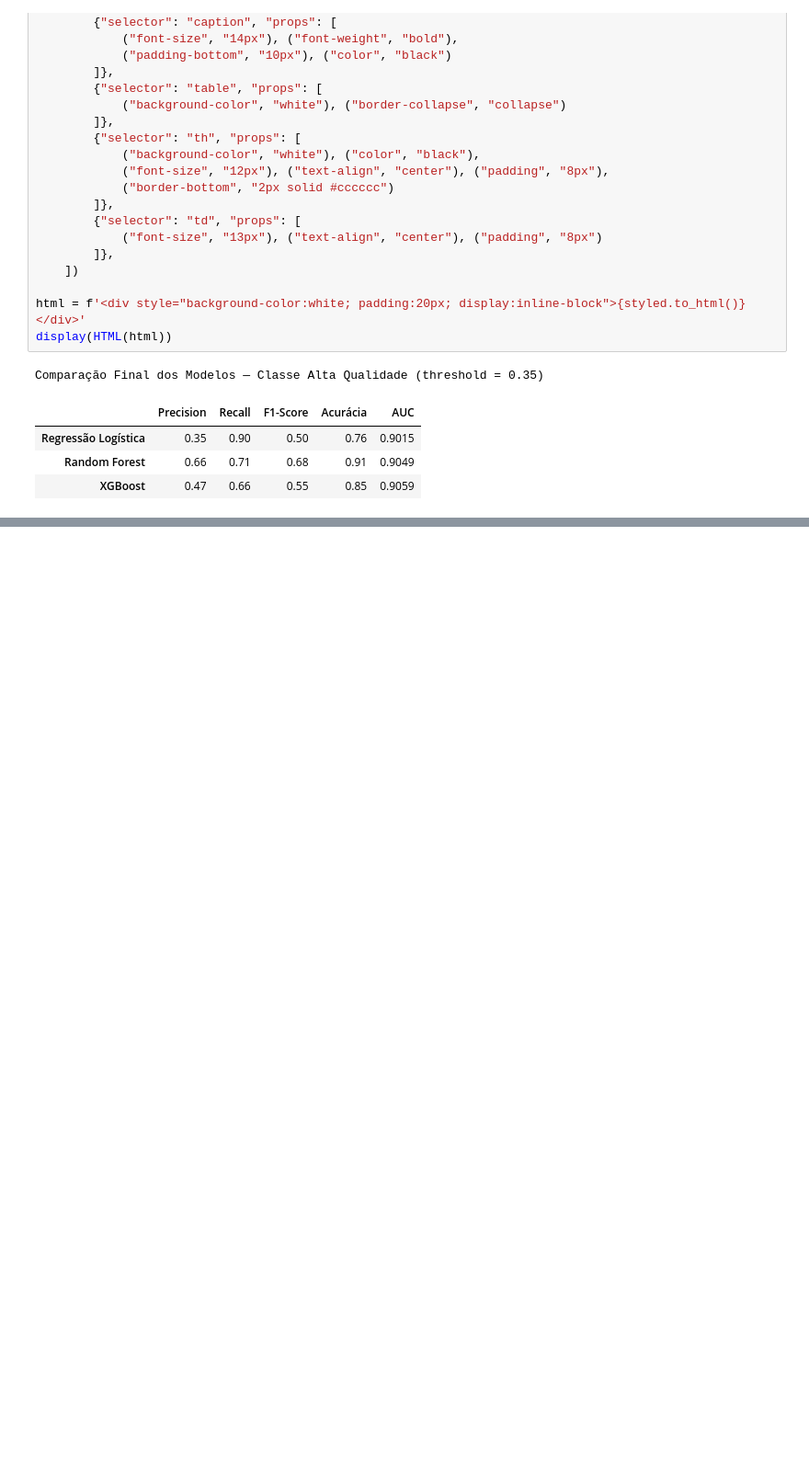
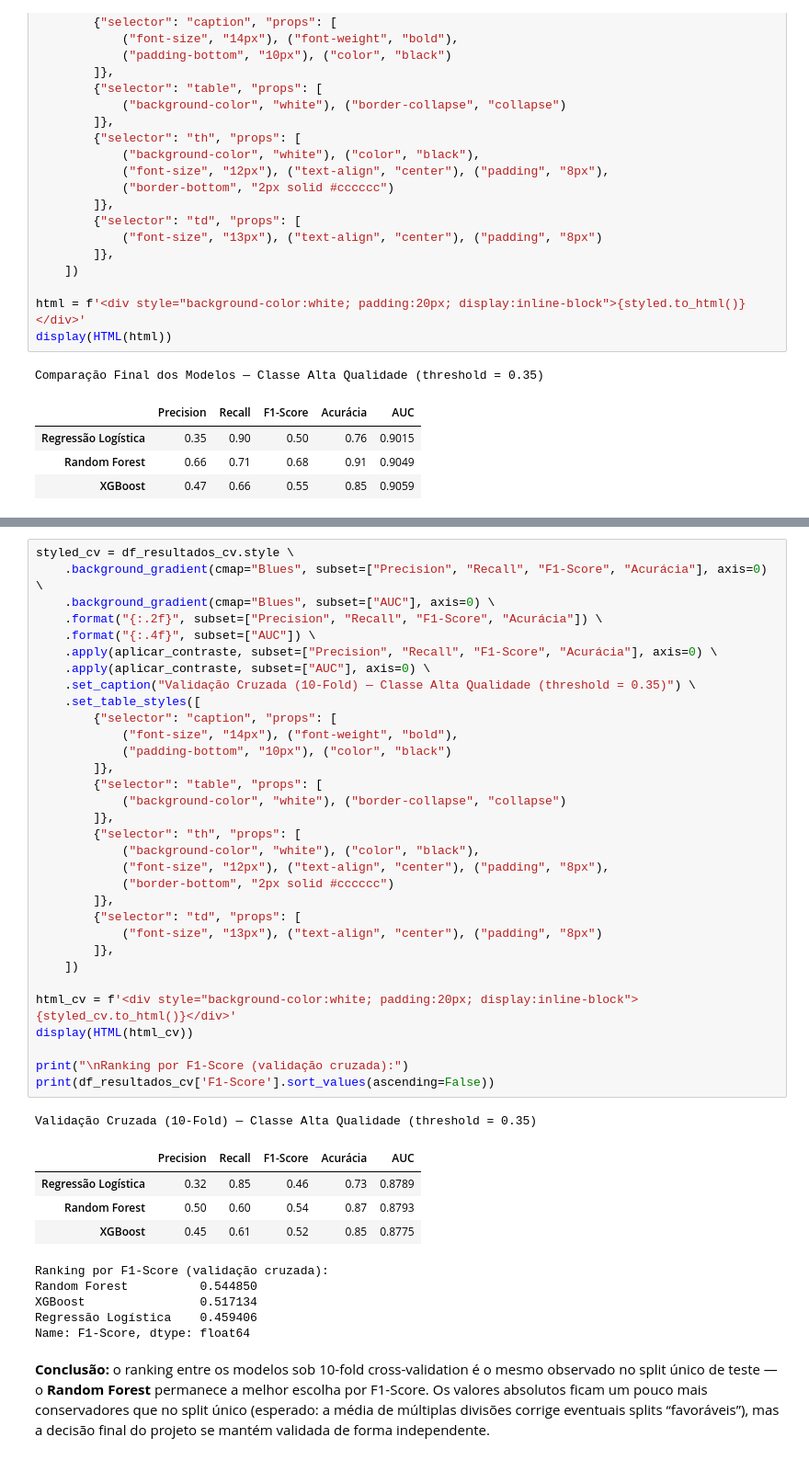
Before and after one commit to MayconNune/PosGraduacao_DataAnalytics---Machine-Learning---Grupo-31, a Jupyter notebook: notebooks/Comparacao_Resultados.ipynb, the cells around one changed output, grey strips where cells are left out. Shown at 92% size. Cells and saved outputs as stored; diff of their text form; blank space fills up the shorter version.

Commit message:
validacao cruzada

```diff
--- a/notebooks/Comparacao_Resultados.ipynb
+++ b/notebooks/Comparacao_Resultados.ipynb
@@ -255,0 +318,45 @@ Comparação Final dos Modelos — Classe Alta Qualidade (threshold = 0.35)
+# %%
+styled_cv = df_resultados_cv.style \
+    .background_gradient(cmap="Blues", subset=["Precision", "Recall", "F1-Score", "Acurácia"], axis=0) \
+    .background_gradient(cmap="Blues", subset=["AUC"], axis=0) \
+    .format("{:.2f}", subset=["Precision", "Recall", "F1-Score", "Acurácia"]) \
+    .format("{:.4f}", subset=["AUC"]) \
+    .apply(aplicar_contraste, subset=["Precision", "Recall", "F1-Score", "Acurácia"], axis=0) \
+    .apply(aplicar_contraste, subset=["AUC"], axis=0) \
+    .set_caption("Validação Cruzada (10-Fold) — Classe Alta Qualidade (threshold = 0.35)") \
+    .set_table_styles([
+        {"selector": "caption", "props": [
+            ("font-size", "14px"), ("font-weight", "bold"),
+            ("padding-bottom", "10px"), ("color", "black")
+        ]},
+        {"selector": "table", "props": [
+            ("background-color", "white"), ("border-collapse", "collapse")
+        ]},
+        {"selector": "th", "props": [
+            ("background-color", "white"), ("color", "black"),
+            ("font-size", "12px"), ("text-align", "center"), ("padding", "8px"),
+            ("border-bottom", "2px solid #cccccc")
+        ]},
+        {"selector": "td", "props": [
+            ("font-size", "13px"), ("text-align", "center"), ("padding", "8px")
+        ]},
+    ])
+
+html_cv = f'<div style="background-color:white; padding:20px; display:inline-block">{styled_cv.to_html()}</div>'
+display(HTML(html_cv))
+
+print("\nRanking por F1-Score (validação cruzada):")
+print(df_resultados_cv['F1-Score'].sort_values(ascending=False))
+# %% [output]
+Validação Cruzada (10-Fold) — Classe Alta Qualidade (threshold = 0.35)
+|  | Precision | Recall | F1-Score | Acurácia | AUC |
+| Regressão Logística | 0.32 | 0.85 | 0.46 | 0.73 | 0.8789 |
+| Random Forest | 0.50 | 0.60 | 0.54 | 0.87 | 0.8793 |
+| XGBoost | 0.45 | 0.61 | 0.52 | 0.85 | 0.8775 |
+Ranking por F1-Score (validação cruzada):
+Random Forest          0.544850
+XGBoost                0.517134
+Regressão Logística    0.459406
+Name: F1-Score, dtype: float64
+# %% [markdown]
+**Conclusão:** o ranking entre os modelos sob 10-fold cross-validation é o mesmo observado no split único de teste — o **Random Forest** permanece a melhor escolha por F1-Score. Os valores absolutos ficam um pouco mais conservadores que no split único (esperado: a média de múltiplas divisões corrige eventuais splits “favoráveis”), mas a decisão final do projeto se mantém validada de forma independente.
```
Also changed, not shown: parts of 2 cells of this notebook, 1 other file.
